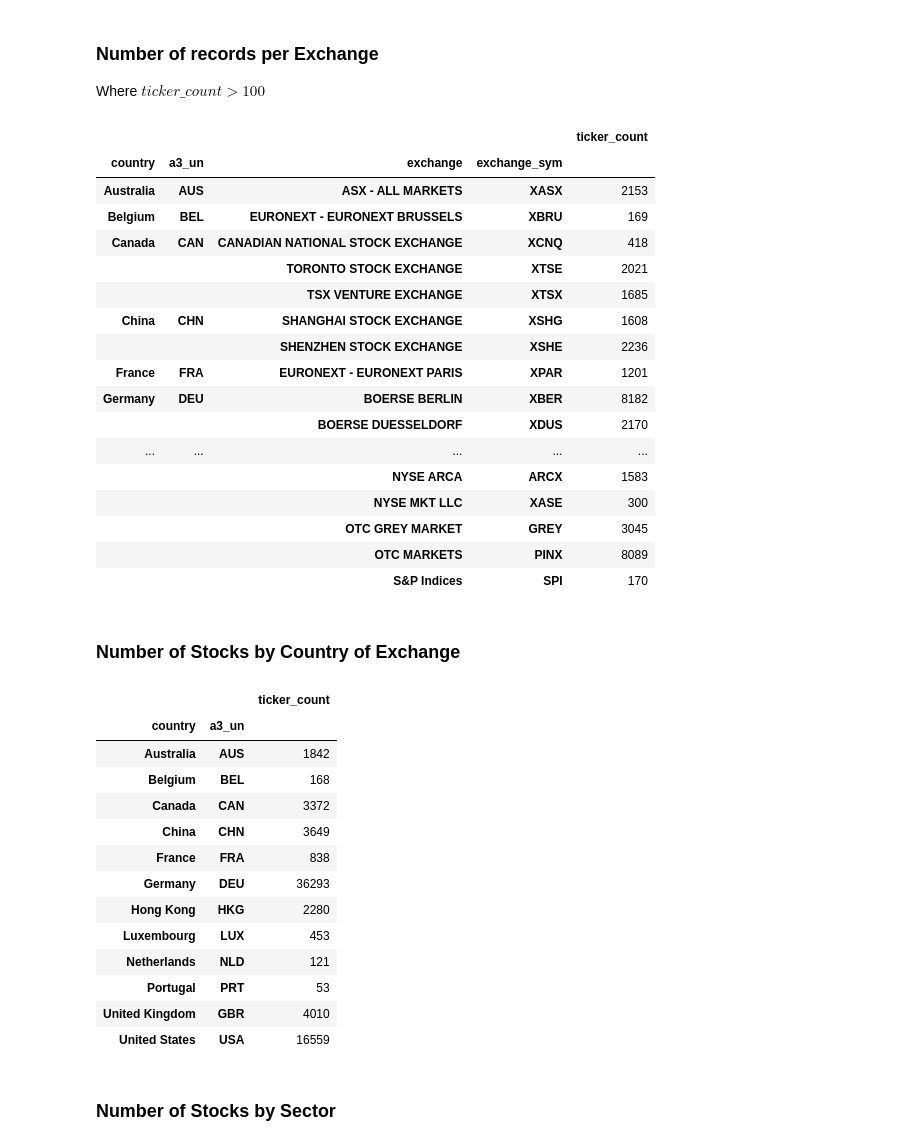
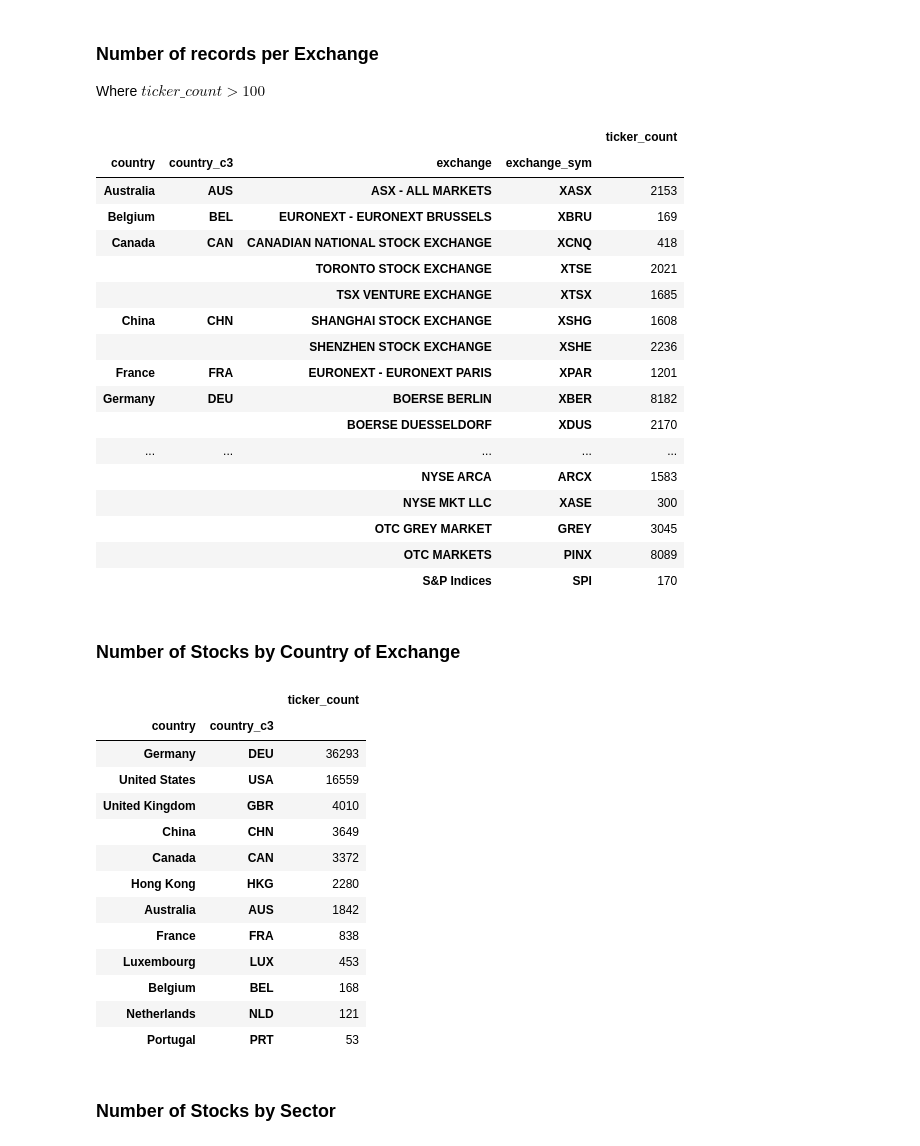
Before and after one commit to caiobran/mstables, a Jupyter notebook: data_overview.ipynb, the cells around one changed output. Drawn from its saved outputs; the diff is of its cells as text; code cells hidden in the pictures.

```diff
--- a/data_overview.ipynb
+++ b/data_overview.ipynb
@@ -103,14 +103,13 @@ df_master0['updated_date'] = pd.to_datetime(df_master0['updated_date'])
 
 # Create df_master and apply filters
 df_master = df_master0.copy()
-df_master[['lastprice', 'day_hi', 'day_lo', '_52wk_hi', '_52wk_lo']] = (
-    df_master[['lastprice', 'day_hi', 'day_lo', '_52wk_hi', '_52wk_lo']]
-    .fillna(value=0.0)
-)
-df_master = (df_master
-             .where((df_master['openprice'] > 0.0) &
-                    (df_master['lastprice'] > 0.0)
-                   ).dropna(axis=0, how='all'))
+
+df_master[['lastprice', 'day_hi', 'day_lo', '_52wk_hi', '_52wk_lo', 'yield', 'aprvol', 'avevol']] = (
+    df_master[['lastprice', 'day_hi', 'day_lo', '_52wk_hi', '_52wk_lo', 'yield', 'aprvol', 'avevol']]
+    .fillna(value=0.0))
+
+df_master = (df_master.where((df_master['openprice'] > 0.0) & (df_master['lastprice'] > 0.0))
+             .dropna(axis=0, how='all'))
 # %%
 df_master.head()
 # %% [output]
@@ -876,12 +848,12 @@ The values indicate the number of records updated on each date.
 ### Number of records per Exchange
 Where $ticker\_count > 100$
 # %%
-cols = ['country', 'a3_un', 'exchange', 'exchange_sym', 'ticker']
+cols = ['country', 'country_c3', 'exchange', 'exchange_sym', 'ticker']
 df_exchanges = df_master[cols].groupby(by=cols[:-1]).count().rename(columns={'ticker':'ticker_count'})
 df_exchanges[df_exchanges['ticker_count'] > 100]
 # %% [output]
 |  |  |  |  | ticker_count |
-| country | a3_un | exchange | exchange_sym |  |
+| country | country_c3 | exchange | exchange_sym |  |
 | Australia | AUS | ASX - ALL MARKETS | XASX | 2153 |
 | Belgium | BEL | EURONEXT - EURONEXT BRUSSELS | XBRU | 169 |
 | Canada | CAN | CANADIAN NATIONAL STOCK EXCHANGE | XCNQ | 418 |
@@ -902,24 +874,24 @@ df_exchanges[df_exchanges['ticker_count'] > 100]
 ### Number of Stocks by Country of Exchange
 # %%
 (df_master
- .where(df_master['security_type'] == 'Stock').dropna(axis=0, how='all')[['country', 'a3_un', 'ticker']]
- .groupby(by=['country', 'a3_un']).count().rename(columns={'ticker':'ticker_count'})
-)
+ .where(df_master['security_type'] == 'Stock').dropna(axis=0, how='all')[['country', 'country_c3', 'ticker']]
+ .groupby(by=['country', 'country_c3']).count().rename(columns={'ticker':'ticker_count'})
+ .sort_values(by='ticker_count', ascending=False))
 # %% [output]
 |  |  | ticker_count |
-| country | a3_un |  |
+| country | country_c3 |  |
+| Germany | DEU | 36293 |
+| United States | USA | 16559 |
+| United Kingdom | GBR | 4010 |
+| China | CHN | 3649 |
+| Canada | CAN | 3372 |
+| Hong Kong | HKG | 2280 |
 | Australia | AUS | 1842 |
+| France | FRA | 838 |
+| Luxembourg | LUX | 453 |
 | Belgium | BEL | 168 |
-| Canada | CAN | 3372 |
-| China | CHN | 3649 |
-| France | FRA | 838 |
-| Germany | DEU | 36293 |
-| Hong Kong | HKG | 2280 |
-| Luxembourg | LUX | 453 |
 | Netherlands | NLD | 121 |
 | Portugal | PRT | 53 |
-| United Kingdom | GBR | 4010 |
-| United States | USA | 16559 |
 # %% [markdown]
 ### Number of Stocks by Sector
 # %%
```
Also changed, not shown: parts of 64 cells of this notebook, 3 other files.
